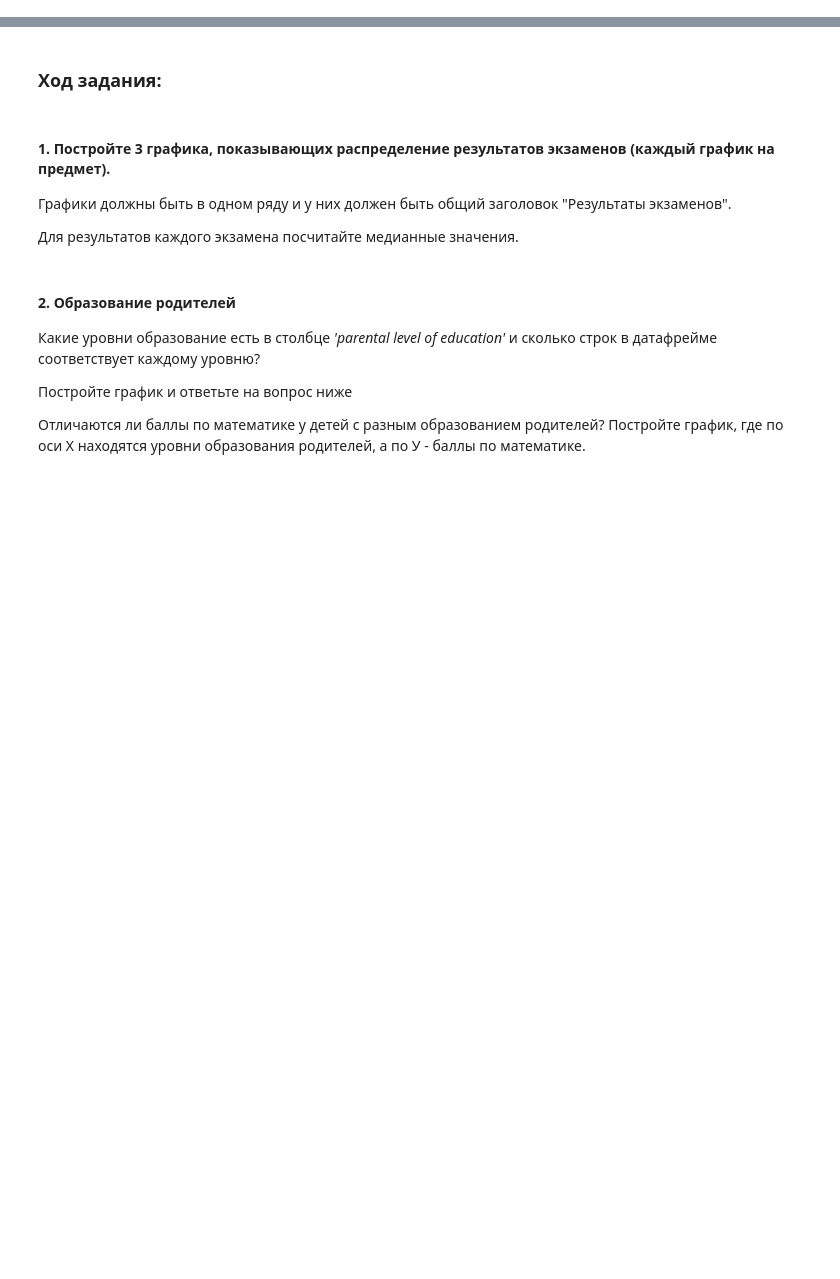
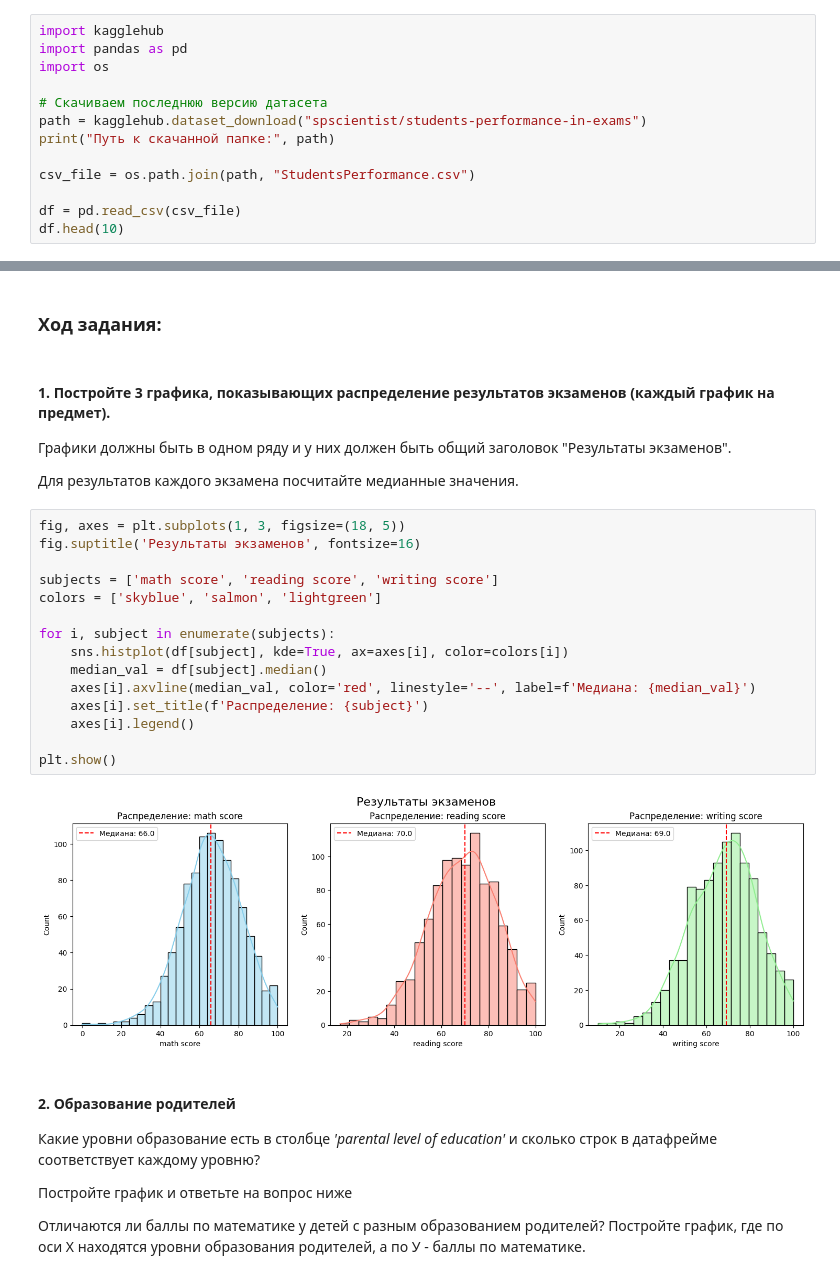
Before and after one commit to fruct49/ml_practice, a Jupyter notebook: 5. Библиотека Pandas. Визуальный анализ данных/Практическая_работа_№5_Библиотека_Pandas.ipynb, the cells around one changed output, grey strips where cells are left out. Saved outputs shown, nothing was run; the diff lists cells and outputs as text; blank space fills up the shorter version.

```diff
--- a/5. Библиотека Pandas. Визуальный анализ данных/Практическая_работа_№5_Библиотека_Pandas.ipynb
+++ b/5. Библиотека Pandas. Визуальный анализ данных/Практическая_работа_№5_Библиотека_Pandas.ipynb
@@ -607,0 +603,13 @@ df
+# %%
+import kagglehub
+import pandas as pd
+import os
+
+# Скачиваем последнюю версию датасета
+path = kagglehub.dataset_download("spscientist/students-performance-in-exams")
+print("Путь к скачанной папке:", path)
+
+csv_file = os.path.join(path, "StudentsPerformance.csv")
+
+df = pd.read_csv(csv_file)
+df.head(10)
@@ -614,6 +636,23 @@ df
 Графики должны быть в одном ряду и у них должен быть общий заголовок "Результаты экзаменов".
 
 Для результатов каждого экзамена посчитайте медианные значения.
+# %%
+fig, axes = plt.subplots(1, 3, figsize=(18, 5))
+fig.suptitle('Результаты экзаменов', fontsize=16)
+
+subjects = ['math score', 'reading score', 'writing score']
+colors = ['skyblue', 'salmon', 'lightgreen']
+
+for i, subject in enumerate(subjects):
+    sns.histplot(df[subject], kde=True, ax=axes[i], color=colors[i])
+    median_val = df[subject].median()
+    axes[i].axvline(median_val, color='red', linestyle='--', label=f'Медиана: {median_val}')
+    axes[i].set_title(f'Распределение: {subject}')
+    axes[i].legend()
+
+plt.show()
+# %% [output]
+[figure, added]
 # %% [markdown]
 #### 2. Образование родителей
 Какие уровни образование есть в столбце *'parental level of education'* и сколько строк в датафрейме соответствует каждому уровню?
```
Also changed, not shown: parts of 15 cells of this notebook.
